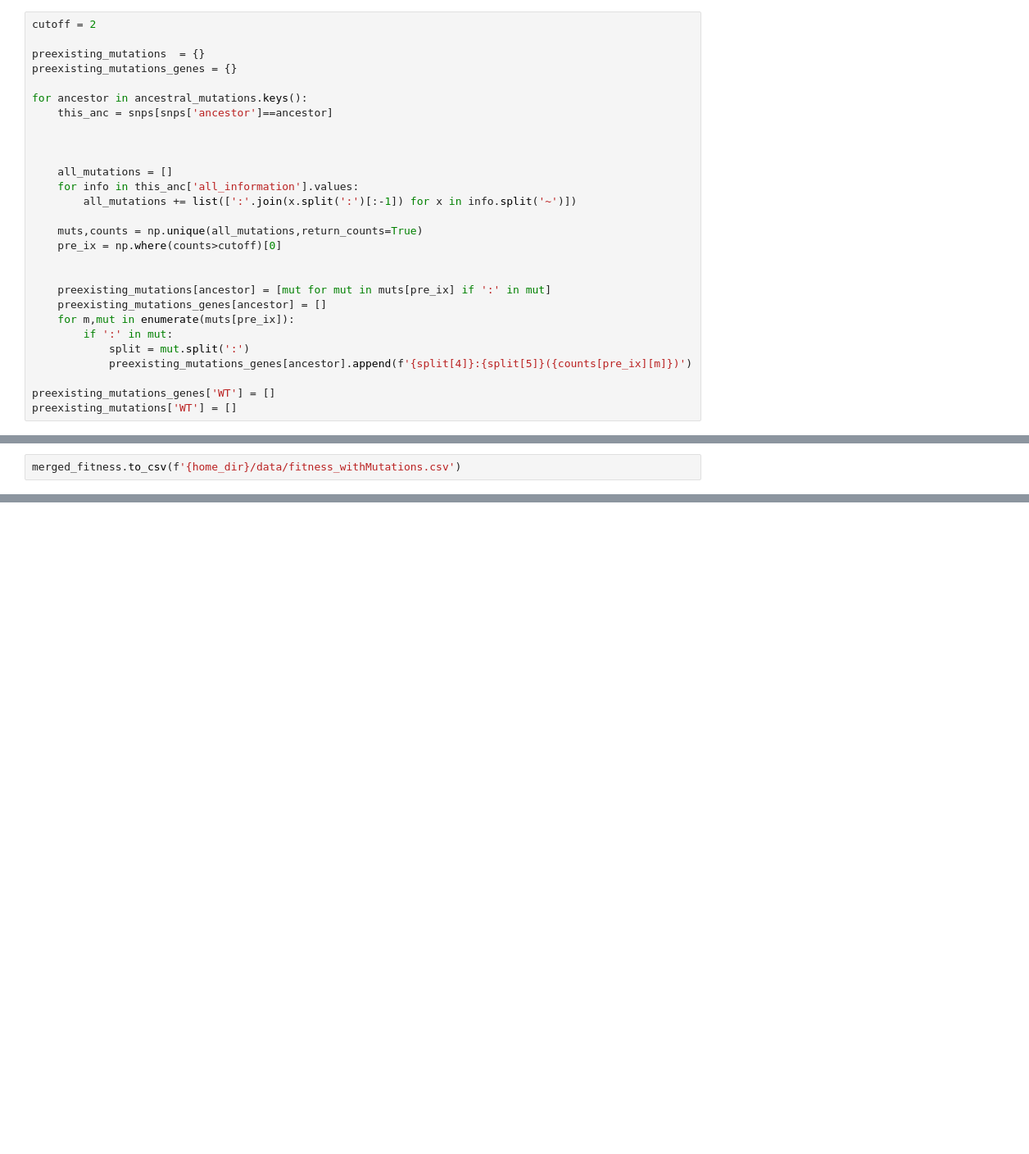
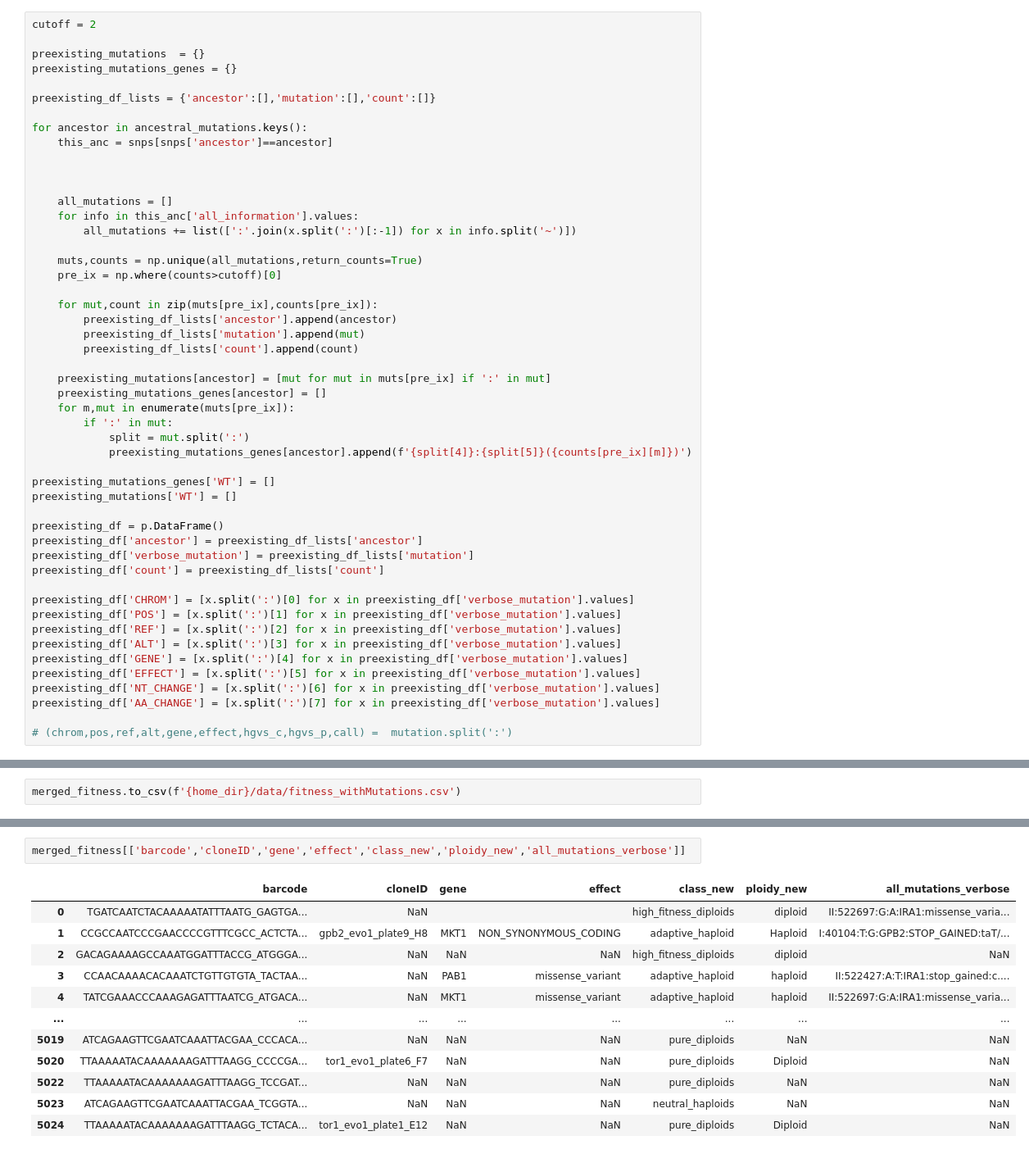
Before and after one commit to grantkinsler/EvolvingFront, a Jupyter notebook: code/processing/WGS/organizing_mutations_and_fitness.ipynb, the cells around one changed output, grey strips where cells are left out. Shown at 82% size. Saved outputs shown, nothing was run; the diff lists cells and outputs as text; blank space fills up the shorter version.

Commit message:
Data reorganiziation for revisions

```diff
--- a/code/processing/WGS/organizing_mutations_and_fitness.ipynb
+++ b/code/processing/WGS/organizing_mutations_and_fitness.ipynb
@@ -132,6 +132,8 @@ cutoff = 2
 
 preexisting_mutations  = {}
 preexisting_mutations_genes = {}
+
+preexisting_df_lists = {'ancestor':[],'mutation':[],'count':[]}
 
 for ancestor in ancestral_mutations.keys():
     this_anc = snps[snps['ancestor']==ancestor]
@@ -145,6 +147,10 @@ for ancestor in ancestral_mutations.keys():
     muts,counts = np.unique(all_mutations,return_counts=True)
     pre_ix = np.where(counts>cutoff)[0]
 
+    for mut,count in zip(muts[pre_ix],counts[pre_ix]):
+        preexisting_df_lists['ancestor'].append(ancestor)
+        preexisting_df_lists['mutation'].append(mut)
+        preexisting_df_lists['count'].append(count)
 
     preexisting_mutations[ancestor] = [mut for mut in muts[pre_ix] if ':' in mut]
     preexisting_mutations_genes[ancestor] = []
@@ -155,3 +161,19 @@ for ancestor in ancestral_mutations.keys():
 
 preexisting_mutations_genes['WT'] = []
 preexisting_mutations['WT'] = []
+
+preexisting_df = p.DataFrame()
+preexisting_df['ancestor'] = preexisting_df_lists['ancestor']
+preexisting_df['verbose_mutation'] = preexisting_df_lists['mutation']
+preexisting_df['count'] = preexisting_df_lists['count']
+
+preexisting_df['CHROM'] = [x.split(':')[0] for x in preexisting_df['verbose_mutation'].values]
+preexisting_df['POS'] = [x.split(':')[1] for x in preexisting_df['verbose_mutation'].values]
+preexisting_df['REF'] = [x.split(':')[2] for x in preexisting_df['verbose_mutation'].values]
+preexisting_df['ALT'] = [x.split(':')[3] for x in preexisting_df['verbose_mutation'].values]
+preexisting_df['GENE'] = [x.split(':')[4] for x in preexisting_df['verbose_mutation'].values]
+preexisting_df['EFFECT'] = [x.split(':')[5] for x in preexisting_df['verbose_mutation'].values]
+preexisting_df['NT_CHANGE'] = [x.split(':')[6] for x in preexisting_df['verbose_mutation'].values]
+preexisting_df['AA_CHANGE'] = [x.split(':')[7] for x in preexisting_df['verbose_mutation'].values]
+
+# (chrom,pos,ref,alt,gene,effect,hgvs_c,hgvs_p,call) =  mutation.split(':')
@@ -1737,0 +1575,15 @@ plt.axhspan(0.035,0.06,alpha=0.2)
+# %%
+merged_fitness[['barcode','cloneID','gene','effect','class_new','ploidy_new','all_mutations_verbose']]
+# %% [output]
+|  | barcode | cloneID | gene | effect | class_new | ploidy_new | all_mutations_verbose |
+| 0 | TGATCAATCTACAAAAATATTTAATG_GAGTGA... | NaN |  |  | high_fitness_diploids | diploid | II:522697:G:A:IRA1:missense_varia... |
+| 1 | CCGCCAATCCCGAACCCCGTTTCGCC_ACTCTA... | gpb2_evo1_plate9_H8 | MKT1 | NON_SYNONYMOUS_CODING | adaptive_haploid | Haploid | I:40104:T:G:GPB2:STOP_GAINED:taT/... |
+| 2 | GACAGAAAAGCCAAATGGATTTACCG_ATGGGA... | NaN | NaN | NaN | high_fitness_diploids | diploid | NaN |
+| 3 | CCAACAAAACACAAATCTGTTGTGTA_TACTAA... | NaN | PAB1 | missense_variant | adaptive_haploid | haploid | II:522427:A:T:IRA1:stop_gained:c.... |
+| 4 | TATCGAAACCCAAAGAGATTTAATCG_ATGACA... | NaN | MKT1 | missense_variant | adaptive_haploid | haploid | II:522697:G:A:IRA1:missense_varia... |
+| ... | ... | ... | ... | ... | ... | ... | ... |
+| 5019 | ATCAGAAGTTCGAATCAAATTACGAA_CCCACA... | NaN | NaN | NaN | pure_diploids | NaN | NaN |
+| 5020 | TTAAAAATACAAAAAAAGATTTAAGG_CCCCGA... | tor1_evo1_plate6_F7 | NaN | NaN | pure_diploids | Diploid | NaN |
+| 5022 | TTAAAAATACAAAAAAAGATTTAAGG_TCCGAT... | NaN | NaN | NaN | pure_diploids | NaN | NaN |
+| 5023 | ATCAGAAGTTCGAATCAAATTACGAA_TCGGTA... | NaN | NaN | NaN | neutral_haploids | NaN | NaN |
+| 5024 | TTAAAAATACAAAAAAAGATTTAAGG_TCTACA... | tor1_evo1_plate1_E12 | NaN | NaN | pure_diploids | Diploid | NaN |
```
Also changed, not shown: parts of 21 cells of this notebook, 10 other files.
